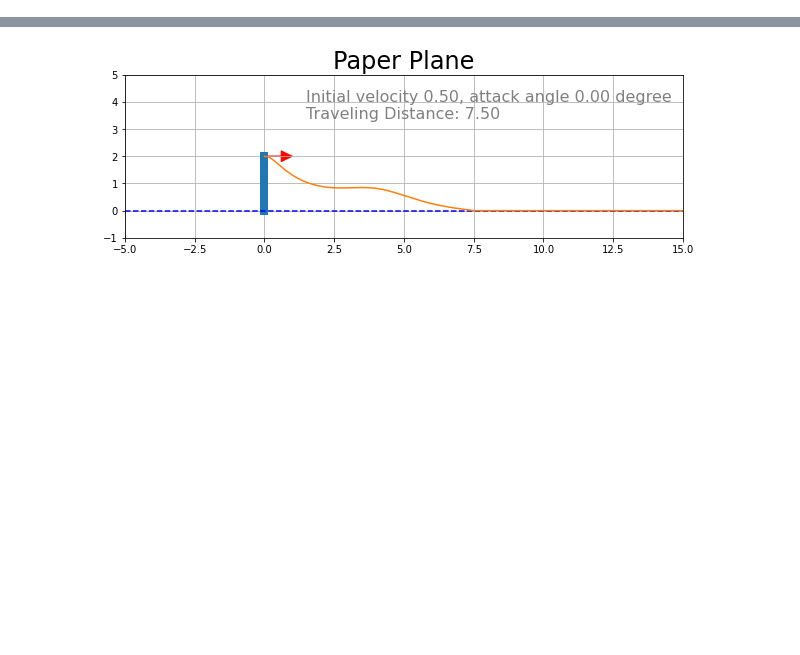
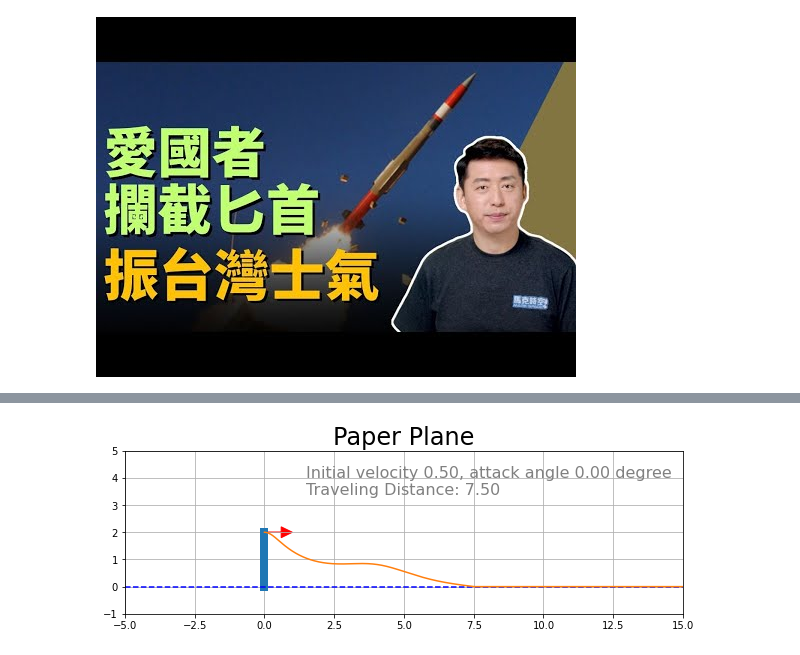
Before and after one commit to cchuang2009/2024, a Jupyter notebook: 2024-1/BeyondPerception/phugoidAnim.ipynb, the cells around one changed output, grey strips where cells are left out. Cells and saved outputs as stored; diff of their text form; code cells hidden in the pictures; blank space fills up the shorter version.

```diff
--- a/2024-1/BeyondPerception/phugoidAnim.ipynb
+++ b/2024-1/BeyondPerception/phugoidAnim.ipynb
@@ -33,0 +211,6 @@ Red line is a trajectory $v(\theta)$.
+# %%
+# 3min
+from IPython.display import YouTubeVideo
+YouTubeVideo("yjyZgxRMyc8" ,width=800,higth=600)
+# %% [output]
+[figure, added]
```
Also changed, not shown: parts of 40 cells of this notebook, 1 other file.
